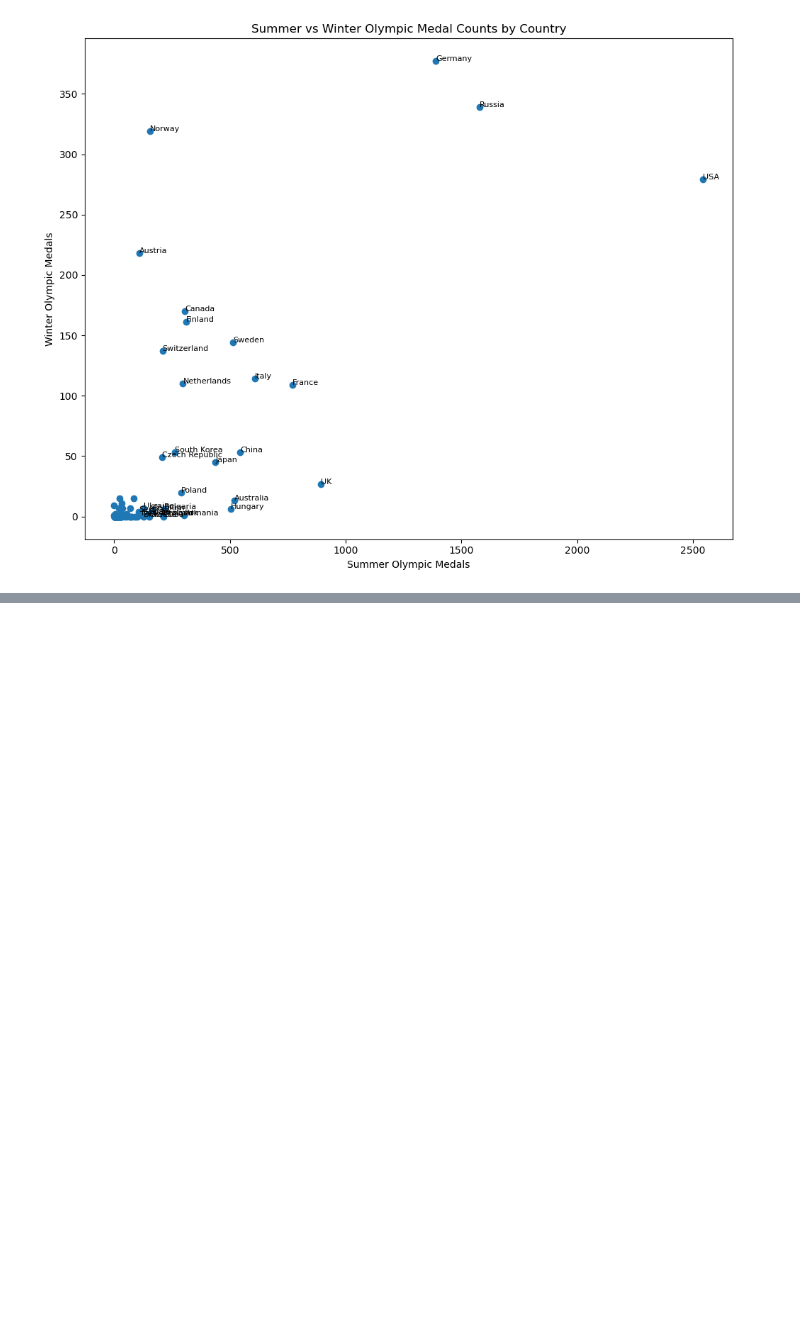
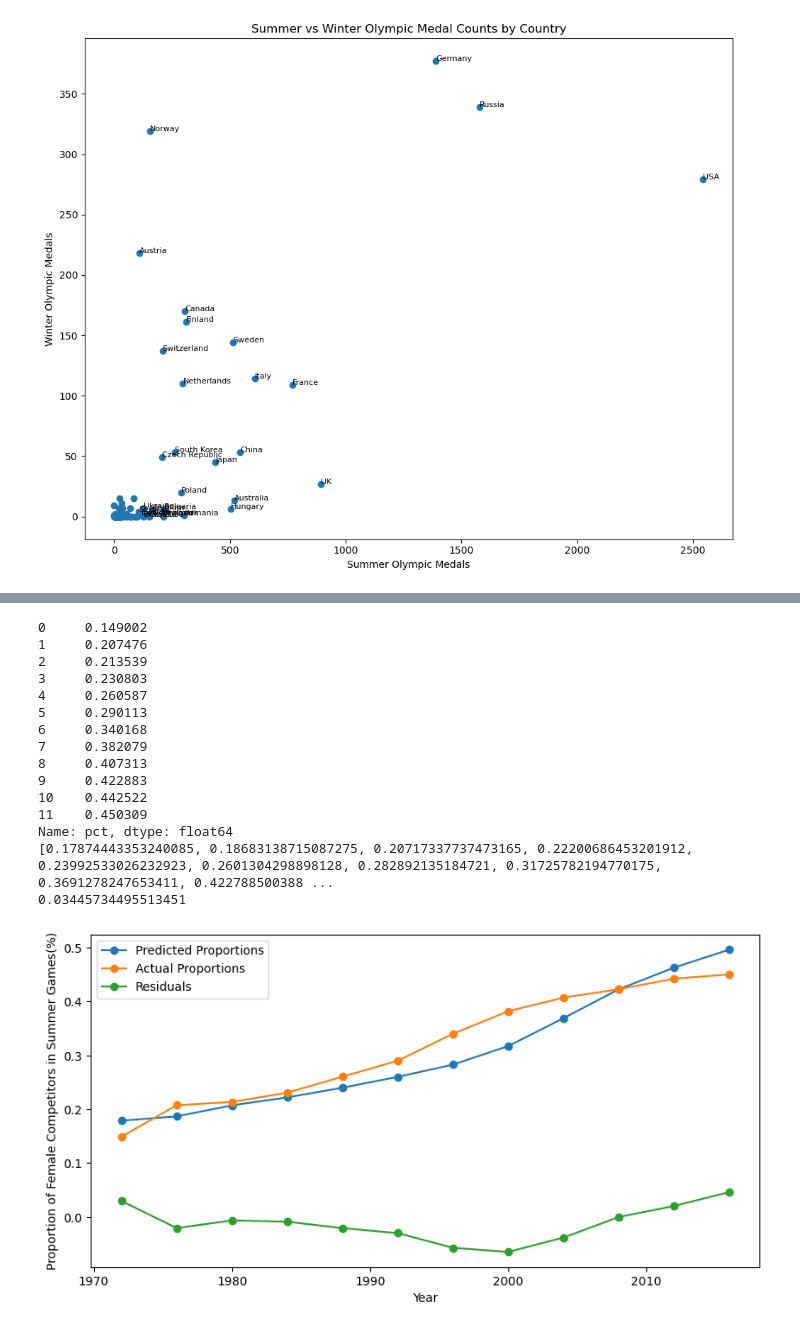
Before and after one commit to ahmed-52/ORIE-3120-Project, a Jupyter notebook: project.ipynb, the cells around one changed output, grey strips where cells are left out. Drawn from its saved outputs; the diff is of its cells as text; code cells hidden in the pictures; blank space fills up the shorter version.

```diff
--- a/project.ipynb
+++ b/project.ipynb
@@ -214,0 +335,71 @@ plt.show()
+# %%
+#i found that the predicted proportions are pretty linear, which indicates that our model is not super indicative of the small changes
+#therefore i wanted to try rollingorigin testing
+#this is for only summer data
+
+#reference: https://skforecast.org/latest/user_guides/backtesting.html
+
+#using the same dataset - summer_f
+
+#starting off with the train split to get the initial train data
+train_len = int(0.6*len(summer_f)) # this is to make sure we have the same length of training data every time
+train_data = summer_f[:train_len]
+test_data = summer_f.drop(train_data.index)
+
+actuals = test_data['pct'].reset_index(drop=True)
+predictions = []
+
+for index in range(len(test_data)):
+
+    X = sm.add_constant(train_data['Year'], has_constant='add')
+    y = train_data['pct']
+
+    #creating the model based off of current X and Y
+    model = sm.GLM(y, X, family = sm.families.Binomial())
+    model_result = model.fit()
+
+    #predicting based off only the next value in the test set
+    next_test = test_data.iloc[[index]] # produces an array of values
+    model_pred_next = model_result.predict(sm.add_constant(next_test['Year'], has_constant='add')).iloc[0] # next predicted pct value
+
+    predictions.append(model_pred_next) # save all predictions
+    #create new training data for the sliding data window
+    train_data = pd.concat([train_data, next_test], ignore_index=True)
+    train_data = train_data.iloc[1:]
+
+print(actuals)
+print(predictions)
+
+#calculating accuracy - is it better or worse than before? please say better
+RMSE = sm.tools.eval_measures.rmse(actuals, predictions)
+print(RMSE)
+#its about 0.01 better! fire
+
+#now we do the graph like we did before
+plt.figure(figsize=(10, 5))
+plt.plot(test_data['Year'], predictions, label='Predicted Proportions', linestyle='-', marker='o')
+plt.plot(test_data['Year'], actuals, label='Actual Proportions', linestyle='-', marker='o')
+plt.plot(test_data['Year'], predictions-actuals, label='Residuals', linestyle='-', marker='o')
+plt.xlabel('Year')
+plt.ylabel('Proportion of Female Competitors in Summer Games(%)')
+plt.legend()
+plt.show()
+
+#wow the graph looks so much more wonky - probably a better prediction
+# %% [output]
+0     0.149002
+1     0.207476
+2     0.213539
+3     0.230803
+4     0.260587
+5     0.290113
+6     0.340168
+7     0.382079
+8     0.407313
+9     0.422883
+10    0.442522
+11    0.450309
+Name: pct, dtype: float64
+[0.17874443353240085, 0.18683138715087275, 0.20717337737473165, 0.22200686453201912, 0.23992533026232923, 0.2601304298898128, 0.282892135184721, 0.31725782194770175, 0.3691278247653411, 0.422788500388 ...
+0.03445734495513451
+[figure, added]
```
Also changed, not shown: parts of 3 cells of this notebook, 1 other file.
